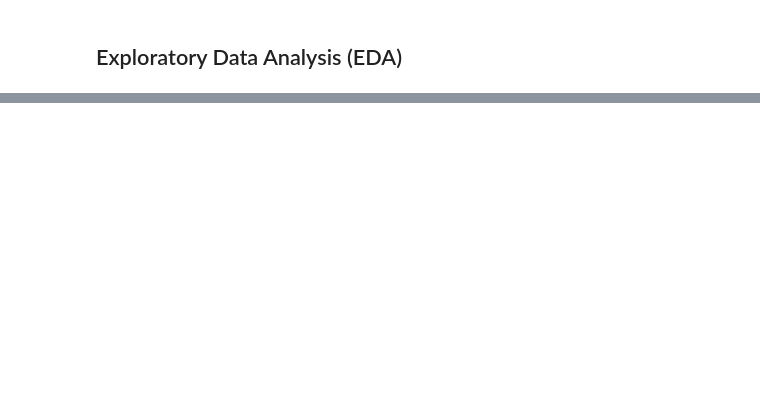
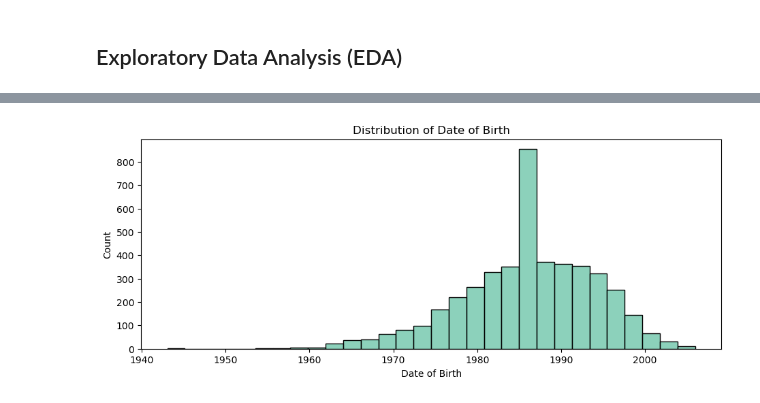
Before and after one commit to bpenaluna/ufc-stats, a Jupyter notebook: ufc_prediction.ipynb, the cells around one changed output, grey strips where cells are left out. Cells and saved outputs as stored; diff of their text form; code cells hidden in the pictures; blank space fills up the shorter version.

```diff
--- a/ufc_prediction.ipynb
+++ b/ufc_prediction.ipynb
@@ -91,0 +201,14 @@ fight_stats.head()
+# %%
+fighter_stats.height = fighter_stats.height.fillna(fighter_stats.height.mean())
+fighter_stats.reach = fighter_stats.reach.fillna(fighter_stats.reach.mean())
+fighter_stats.weight = fighter_stats.weight.fillna(fighter_stats.weight.mean())
+fighter_stats.dob = fighter_stats.dob.fillna(fighter_stats.dob.median())
+# %%
+fighter_stats['total_fights'] = fighter_stats.wins + fighter_stats.losses + fighter_stats.draws
+# %%
+fighter_stats['birth_year'] = fighter_stats.dob.map(lambda x: x.year)
+fighter_stats['birth_month'] = fighter_stats.dob.map(lambda x: x.month)
+fighter_stats['birth_day'] = fighter_stats.dob.map(lambda x: x.day)
+# %%
+stance_mode = fighter_stats.stance.mode()
+fighter_stats.stance = fighter_stats.stance.replace(' ', stance_mode[0])
@@ -105,0 +251,8 @@ bp2.set_title('Distribution of Red Fighter Significant Strike Percentage');
+# %%
+fig = plt.figure(figsize=(11, 4))
+
+sns.histplot(data=fighter_stats, x='dob', bins=30)
+plt.title('Distribution of Date of Birth')
+plt.xlabel('Date of Birth');
+# %% [output]
+[figure, added]
```
Also changed, not shown: parts of 33 cells of this notebook, 6 other files.
